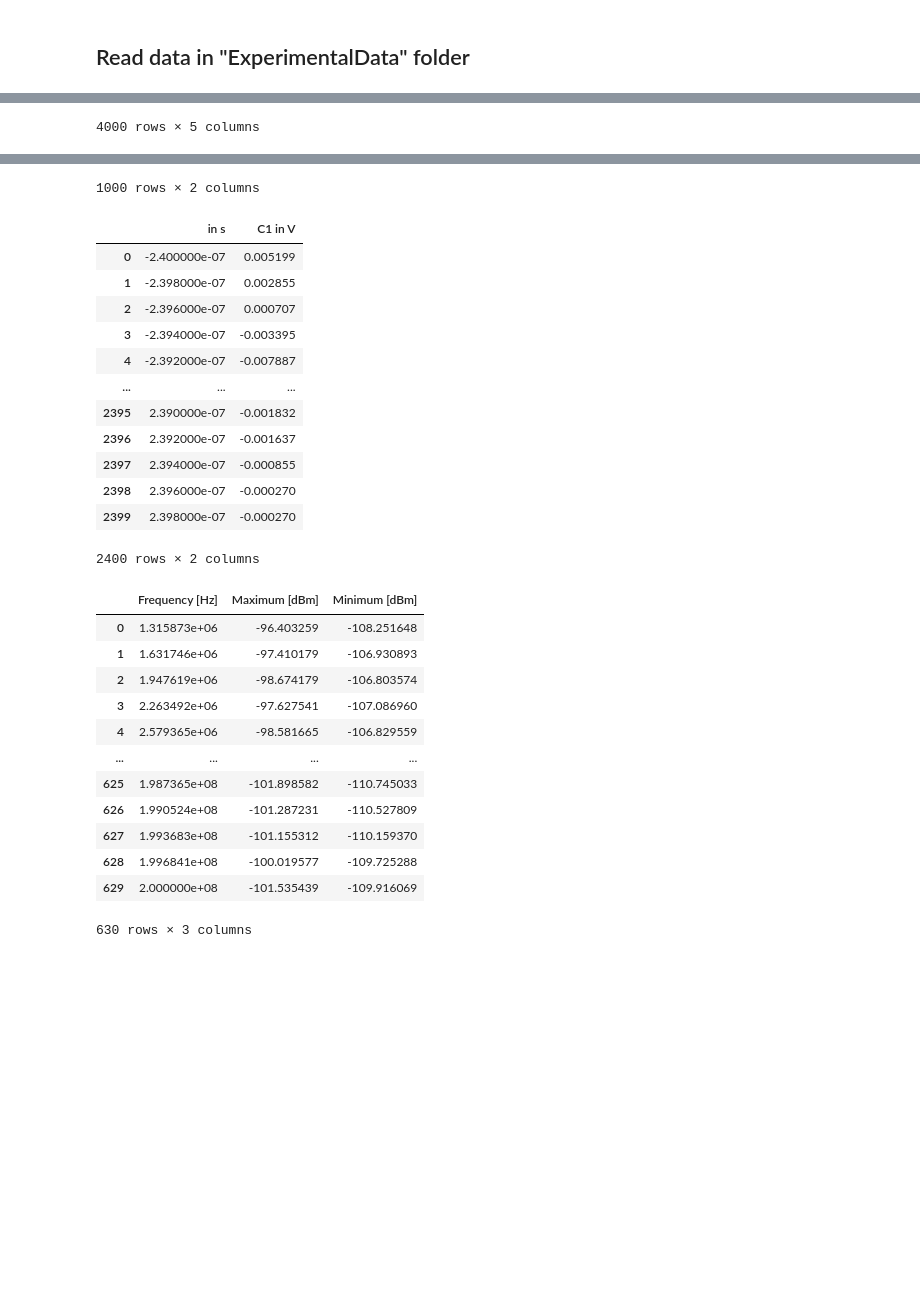
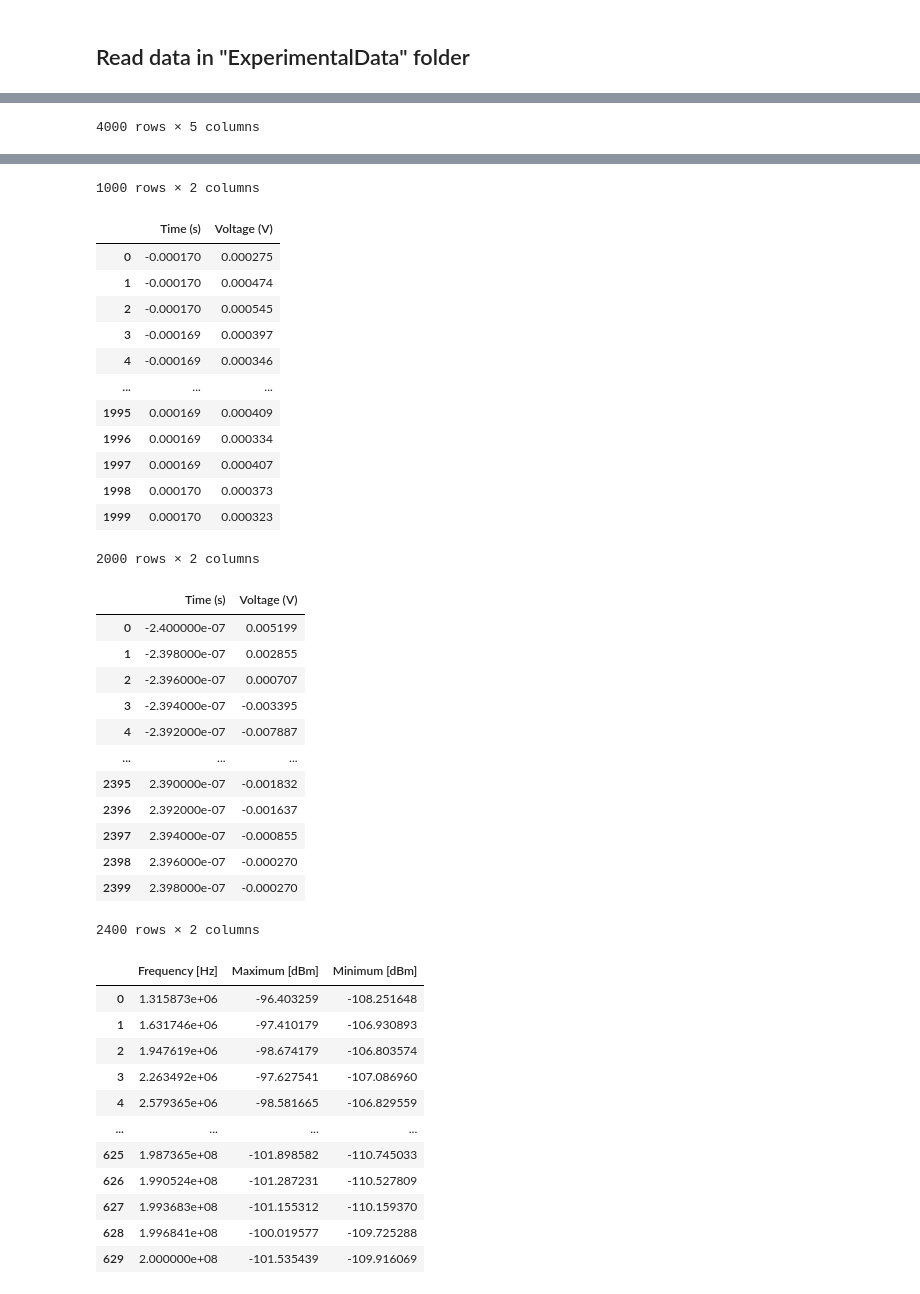
Before and after one commit to NiwEoj/Graph-o-matic-6000, a Jupyter notebook: graphs.ipynb, the cells around one changed output, grey strips where cells are left out. Drawn from its saved outputs; the diff is of its cells as text; code cells hidden in the pictures; blank space fills up the shorter version.

Commit message:
fixed issue with files not read as floats

```diff
--- a/graphs.ipynb
+++ b/graphs.ipynb
@@ -66,14 +66,6 @@ for k in range(len(dirs)):
                 row = temp_df.loc[row_index]
                 temp_df['Delay [ps]'] = temp_df['Delay [ps]'] - row['Delay [ps]']
                 dataframes_list.append(temp_df)
-        # checks the OSCILLOSCOPE folder for files then append
-        elif dirs[k] == 'OSCILLOSCOPE':
-            temp_df = pd.read_csv("./ExperimentalData/"+dirs[k]+"/"+Files[k][i])
-            if list(temp_df.columns)[0] != 'in s':
-                temp_df = pd.DataFrame(data,columns=data[0])
-                temp_df = temp_df.drop([0])
-                temp_df.index = range(len(temp_df))
-            dataframes_list.append(temp_df)
         # checks the OSA folder for CSV files then append
         elif dirs[k] == 'OSA' and Files[k][i].endswith('.CSV'):
             data = []
@@ -85,6 +77,16 @@ for k in range(len(dirs)):
                     elif section == 'data':
                         data.append([float(x) for x in line.strip().split(',')])
                 temp_df = pd.DataFrame(data, columns=['Wavelength', 'Intensity'])
+                dataframes_list.append(temp_df)
+        # checks the OSCILLOSCOPE folder for files then append
+        elif dirs[k] == 'OSCILLOSCOPE':
+            data = []
+            with open('./ExperimentalData/'+dirs[k]+'/'+Files[k][i]) as f:
+                for line in f:
+                    line = line.strip().split(',')
+                    if is_number(line[0]):
+                        data.append([float(x) for x in line])
+                temp_df = pd.DataFrame(data, columns=['Time (s)','Voltage (V)'])
                 dataframes_list.append(temp_df)
         # checks the RFSPECTRUM folder for csv files then append
         elif dirs[k] == 'RFSPECTRUM' and Files[k][i].endswith('.csv'):
@@ -111,55 +113,67 @@ for k in range(len(dirs)):
 for dataset in dataframes_list:
     display(dataset)
 # %% [output]
 |  | Delay [ps] | Intensity [arb.u.] | Fit [arb.u.] | NormInt | NormFit |
 | 0 | 27.360895 | 0.064432 | 0.06457 | 0.106669 | 0.10946 |
 | 1 | 27.367667 | 0.064556 | 0.06457 | 0.109177 | 0.10946 |
 | 2 | 27.374425 | 0.064675 | 0.06457 | 0.111583 | 0.10946 |
 | 3 | 27.381170 | 0.064789 | 0.06457 | 0.113888 | 0.10946 |
 | 4 | 27.387902 | 0.064898 | 0.06457 | 0.116092 | 0.10946 |
 | ... | ... | ... | ... | ... | ... |
 | 3995 | -26.042364 | 0.063752 | 0.06457 | 0.092918 | 0.10946 |
 | 3996 | -26.049358 | 0.063895 | 0.06457 | 0.095810 | 0.10946 |
 | 3997 | -26.056339 | 0.064034 | 0.06457 | 0.098621 | 0.10946 |
 | 3998 | -26.063305 | 0.064171 | 0.06457 | 0.101391 | 0.10946 |
 | 3999 | -26.070259 | 0.064303 | 0.06457 | 0.104061 | 0.10946 |
 4000 rows × 5 columns
 |  | Wavelength | Intensity |
 | 0 | 1850.0000 | -69.867 |
 | 1 | 1850.1001 | -79.546 |
 | 2 | 1850.2002 | -71.213 |
 | 3 | 1850.3003 | -67.692 |
 | 4 | 1850.4004 | -68.438 |
 | ... | ... | ... |
 | 995 | 1949.5996 | -61.326 |
 | 996 | 1949.6997 | -61.495 |
 | 997 | 1949.7998 | -61.257 |
 | 998 | 1949.8999 | -61.359 |
 | 999 | 1950.0000 | -61.292 |
 1000 rows × 2 columns
-|  | in s | C1 in V |
-| 0 | -2.400000e-07 | 0.005199 |
-| 1 | -2.398000e-07 | 0.002855 |
-| 2 | -2.396000e-07 | 0.000707 |
-| 3 | -2.394000e-07 | -0.003395 |
-| 4 | -2.392000e-07 | -0.007887 |
+|  | Time (s) | Voltage (V) |
+| 0 | -0.000170 | 0.000275 |
+| 1 | -0.000170 | 0.000474 |
+| 2 | -0.000170 | 0.000545 |
+| 3 | -0.000169 | 0.000397 |
+| 4 | -0.000169 | 0.000346 |
 | ... | ... | ... |
-| 2395 | 2.390000e-07 | -0.001832 |
-| 2396 | 2.392000e-07 | -0.001637 |
-| 2397 | 2.394000e-07 | -0.000855 |
-| 2398 | 2.396000e-07 | -0.000270 |
-| 2399 | 2.398000e-07 | -0.000270 |
+| 1995 | 0.000169 | 0.000409 |
+| 1996 | 0.000169 | 0.000334 |
+| 1997 | 0.000169 | 0.000407 |
+| 1998 | 0.000170 | 0.000373 |
+| 1999 | 0.000170 | 0.000323 |
-2400 rows × 2 columns
+2000 rows × 2 columns
-|  | Frequency [Hz] | Maximum [dBm] | Minimum [dBm] |
-| 0 | 1.315873e+06 | -96.403259 | -108.251648 |
-| 1 | 1.631746e+06 | -97.410179 | -106.930893 |
-| 2 | 1.947619e+06 | -98.674179 | -106.803574 |
-| 3 | 2.263492e+06 | -97.627541 | -107.086960 |
-| 4 | 2.579365e+06 | -98.581665 | -106.829559 |
-| ... | ... | ... | ... |
-| 625 | 1.987365e+08 | -101.898582 | -110.745033 |
-| 626 | 1.990524e+08 | -101.287231 | -110.527809 |
-| 627 | 1.993683e+08 | -101.155312 | -110.159370 |
-| 628 | 1.996841e+08 | -100.019577 | -109.725288 |
-| 629 | 2.000000e+08 | -101.535439 | -109.916069 |
+|  | Time (s) | Voltage (V) |
+| 0 | -2.400000e-07 | 0.005199 |
+| 1 | -2.398000e-07 | 0.002855 |
+| 2 | -2.396000e-07 | 0.000707 |
+| 3 | -2.394000e-07 | -0.003395 |
+| 4 | -2.392000e-07 | -0.007887 |
+| ... | ... | ... |
+| 2395 | 2.390000e-07 | -0.001832 |
+| 2396 | 2.392000e-07 | -0.001637 |
+| 2397 | 2.394000e-07 | -0.000855 |
+| 2398 | 2.396000e-07 | -0.000270 |
+| 2399 | 2.398000e-07 | -0.000270 |
-630 rows × 3 columns
+2400 rows × 2 columns
+|  | Frequency [Hz] | Maximum [dBm] | Minimum [dBm] |
+| 0 | 1.315873e+06 | -96.403259 | -108.251648 |
+| 1 | 1.631746e+06 | -97.410179 | -106.930893 |
+| 2 | 1.947619e+06 | -98.674179 | -106.803574 |
+| 3 | 2.263492e+06 | -97.627541 | -107.086960 |
+| 4 | 2.579365e+06 | -98.581665 | -106.829559 |
+| ... | ... | ... | ... |
+| 625 | 1.987365e+08 | -101.898582 | -110.745033 |
+| 626 | 1.990524e+08 | -101.287231 | -110.527809 |
+| 627 | 1.993683e+08 | -101.155312 | -110.159370 |
+| 628 | 1.996841e+08 | -100.019577 | -109.725288 |
+| 629 | 2.000000e+08 | -101.535439 | -109.916069 |
```
Also changed, not shown: parts of 2 cells of this notebook.
